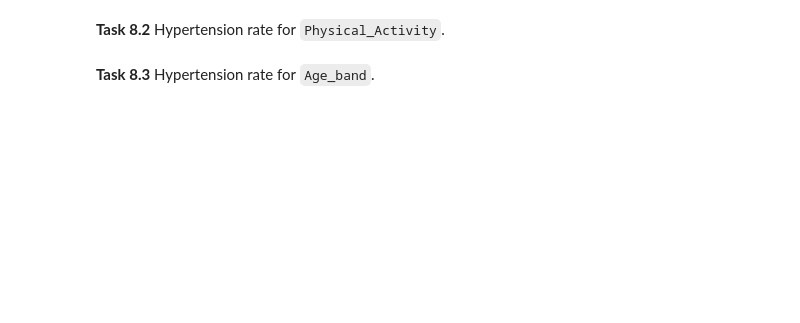
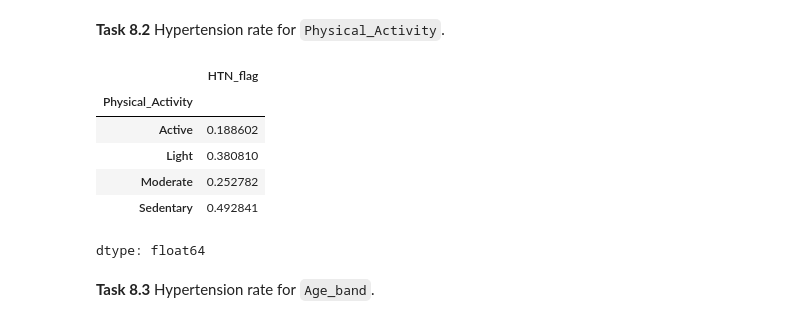
Before and after one commit to Hasnat22/hypertension_dataset, a Jupyter notebook: Week5_Workshop_Pandas_Student.ipynb, the cells around one changed output. Saved outputs shown, nothing was run; the diff lists cells and outputs as text; code cells hidden in the pictures; blank space fills up the shorter version.

```diff
--- a/Week5_Workshop_Pandas_Student.ipynb
+++ b/Week5_Workshop_Pandas_Student.ipynb
@@ -872,6 +878,15 @@ df.groupby(...)[...].mean().round(3)
 **Task 8.2** Hypertension rate for `Physical_Activity`.
 # %%
 # your code here
+df.groupby('Physical_Activity')['HTN_flag'].mean()
+# %% [output]
+|  | HTN_flag |
+| Physical_Activity |  |
+| Active | 0.188602 |
+| Light | 0.380810 |
+| Moderate | 0.252782 |
+| Sedentary | 0.492841 |
+dtype: float64
 # %% [markdown]
 **Task 8.3** Hypertension rate for `Age_band`.
 # %%
```
Also changed, not shown: parts of 7 cells of this notebook.
